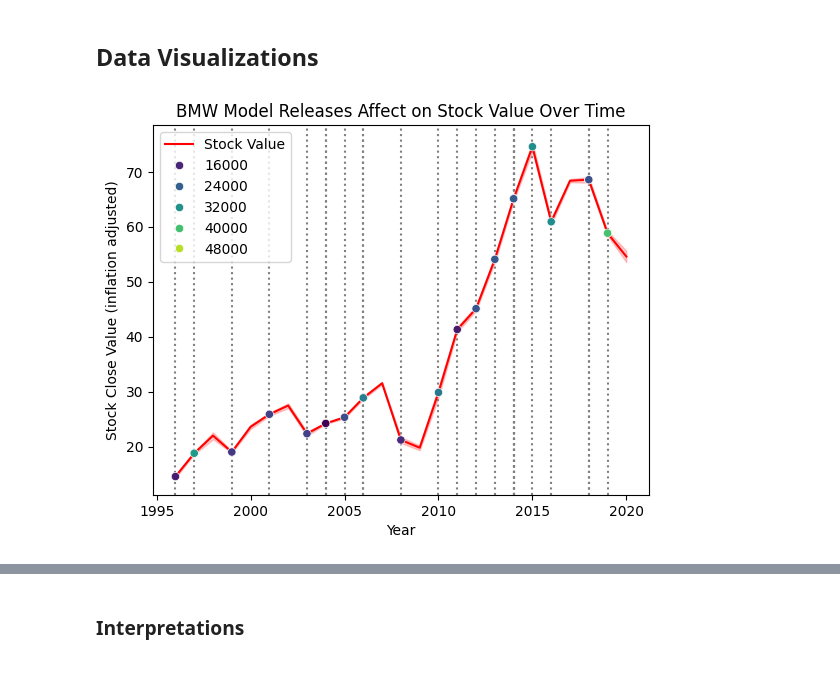
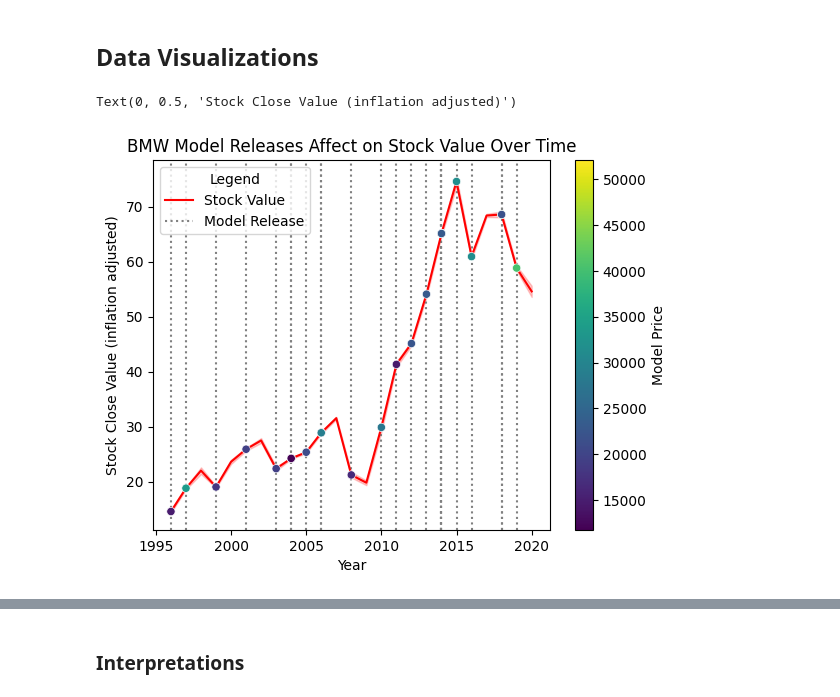
Before and after one commit to Kev-in123/DATA-200-Midterm, a Jupyter notebook: Midterm.ipynb, the cells around one changed output, grey strips where cells are left out. Saved outputs shown, nothing was run; the diff lists cells and outputs as text; code cells hidden in the pictures.

```diff
--- a/Midterm.ipynb
+++ b/Midterm.ipynb
@@ -108,13 +97,22 @@ model_stock
 # %%
 # This shows the adjusted stock close over time with points indicating when a new model is released and their price, legend still needs to be fixed
 sns.lineplot(data = data_bmw, y = "infl_adj_close", x = "year", color = "red", zorder = 2, label = "Stock Value")
-sns.scatterplot(data = release_stock, y = "infl_adj_close", x = "year", hue = "infl_price",  palette="viridis", zorder = 3)
+
+# Adds a line idicating when a model is released
+for i in range(len(release_stock)):
+    if i < len(release_stock) - 1:
+        plt.axvline(x=release_stock["year"][i], linestyle =':', color ="grey",zorder = 1)
+    else:
+        plt.axvline(x=release_stock["year"][i], linestyle =':', color ="grey",zorder = 1, label = "Model Release")
+
+axis = sns.scatterplot(data = release_stock, y = "infl_adj_close", x = "year", hue = "infl_price",  palette="viridis", zorder = 3, legend=False) # ["Stock Value", "Model Release","Low Price", "Low/Medium Price","Medium Price", "Med/High Price", "High Price"]
+
+
 plt.title("BMW Model Releases Affect on Stock Value Over Time")
-plt.legend()
+plt.colorbar(ScalarMappable(cmap = "viridis", norm = Normalize(min(release_stock["infl_price"]), max(release_stock["infl_price"]))), ax=axis).set_label("Model Price",rotation=90)
+plt.legend(title = "Legend")
 plt.xlabel("Year")
 plt.ylabel("Stock Close Value (inflation adjusted)")
-
-for i in range(len(release_stock)):
-    plt.axvline(x=release_stock["year"][i], linestyle =':', color ="grey",zorder = 1)
 # %% [output]
+Text(0, 0.5, 'Stock Close Value (inflation adjusted)')
-[figure, old version]
+[figure, new version]
```
Also changed, not shown: parts of 7 cells of this notebook.
